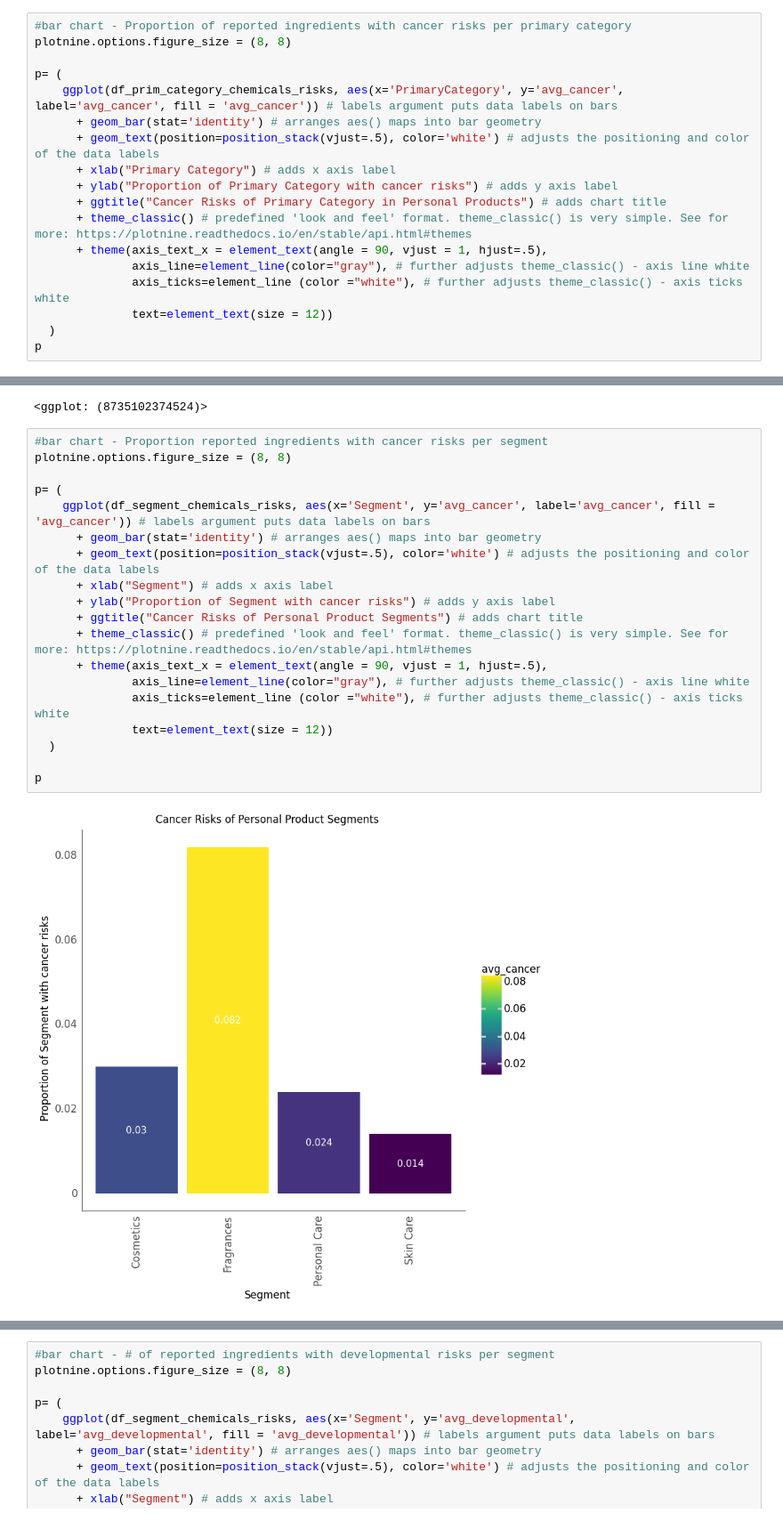
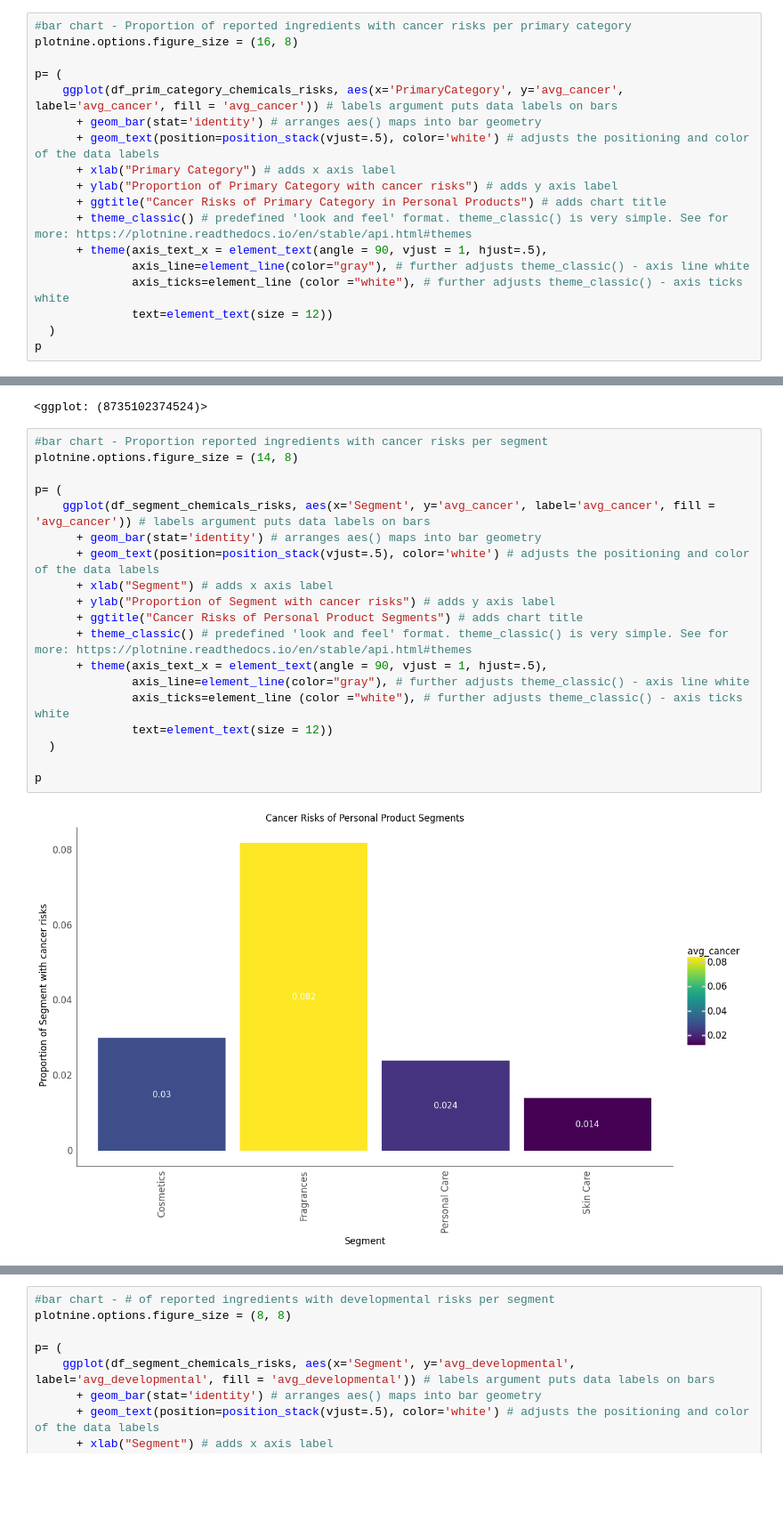
Before and after one commit to envirodatascience/final-project-env617_personalcareproducts, a Jupyter notebook: Final_Project_Masterfile.ipynb, the cells around one changed output, grey strips where cells are left out. Shown at 89% size. Drawn from its saved outputs; the diff is of its cells as text; blank space fills up the shorter version.

```diff
--- a/Final_Project_Masterfile.ipynb
+++ b/Final_Project_Masterfile.ipynb
@@ -1000,7 +1000,7 @@ df_segment_chemicals_risks.reset_index()
 | 3 | 3 | Skin Care | 0.014 | 0.037 |
 # %%
 #bar chart - Proportion of reported ingredients with cancer risks per primary category
-plotnine.options.figure_size = (8, 8)
+plotnine.options.figure_size = (16, 8)
 
 p= (
     ggplot(df_prim_category_chemicals_risks, aes(x='PrimaryCategory', y='avg_cancer', label='avg_cancer', fill = 'avg_cancer')) # labels argument puts data labels on bars
@@ -1043,22 +1043,22 @@ p
 <ggplot: (8735102374524)>
 # %%
 #bar chart - Proportion reported ingredients with cancer risks per segment
-plotnine.options.figure_size = (8, 8)
+plotnine.options.figure_size = (14, 8)
 
 p= (
     ggplot(df_segment_chemicals_risks, aes(x='Segment', y='avg_cancer', label='avg_cancer', fill = 'avg_cancer')) # labels argument puts data labels on bars
       + geom_bar(stat='identity') # arranges aes() maps into bar geometry
       + geom_text(position=position_stack(vjust=.5), color='white') # adjusts the positioning and color of the data labels
       + xlab("Segment") # adds x axis label
       + ylab("Proportion of Segment with cancer risks") # adds y axis label
       + ggtitle("Cancer Risks of Personal Product Segments") # adds chart title
       + theme_classic() # predefined 'look and feel' format. theme_classic() is very simple. See for more: https://plotnine.readthedocs.io/en/stable/api.html#themes
       + theme(axis_text_x = element_text(angle = 90, vjust = 1, hjust=.5),
               axis_line=element_line(color="gray"), # further adjusts theme_classic() - axis line white
               axis_ticks=element_line (color ="white"), # further adjusts theme_classic() - axis ticks white
               text=element_text(size = 12))
   )
 
 p
 # %% [output]
-[figure, old version]
+[figure, new version]
```
Also changed, not shown: parts of 10 cells of this notebook.
